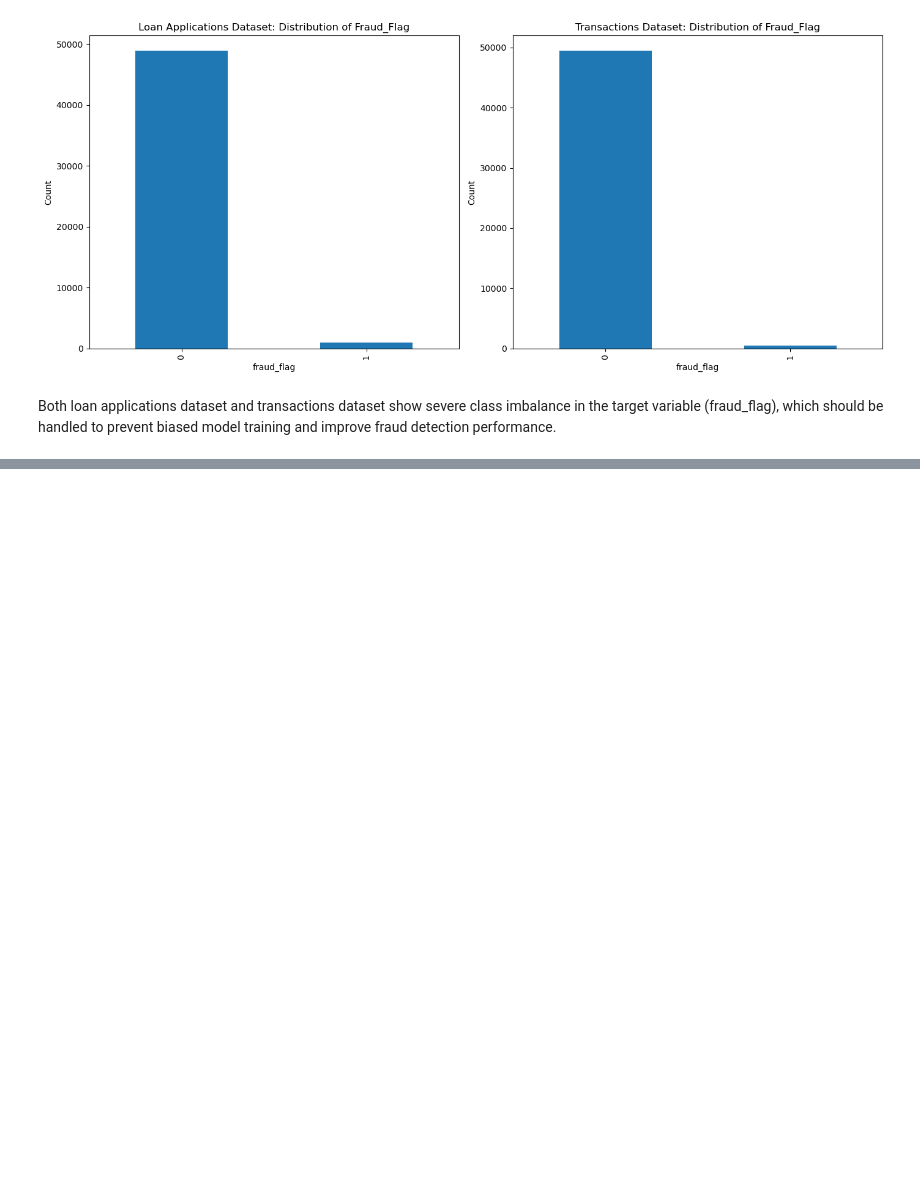
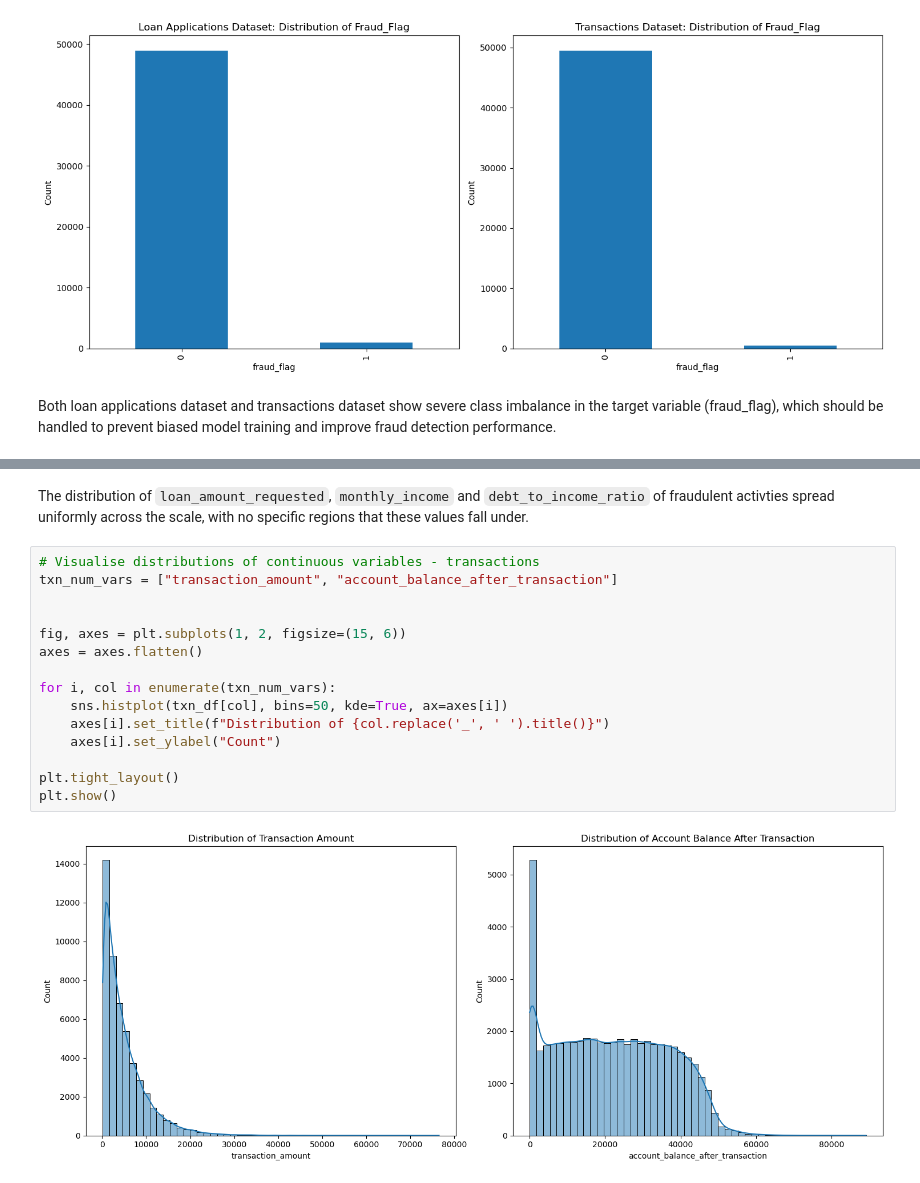
Before and after one commit to nigel-tannn/bt4012-project, a Jupyter notebook: EDA.ipynb, the cells around one changed output, grey strips where cells are left out. Cells and saved outputs as stored; diff of their text form; blank space fills up the shorter version.

```diff
--- a/EDA.ipynb
+++ b/EDA.ipynb
@@ -224,0 +224,19 @@ plot_categorical_distribution(loan_df, categorical_columns_loans, 'Loan Applicat
+# %% [markdown]
+The distribution of `loan_amount_requested`, `monthly_income` and `debt_to_income_ratio` of fraudulent activties spread uniformly across the scale, with no specific regions that these values fall under.
+# %%
+# Visualise distributions of continuous variables - transactions
+txn_num_vars = ["transaction_amount", "account_balance_after_transaction"]
+
+
+fig, axes = plt.subplots(1, 2, figsize=(15, 6))
+axes = axes.flatten()
+
+for i, col in enumerate(txn_num_vars):
+    sns.histplot(txn_df[col], bins=50, kde=True, ax=axes[i])
+    axes[i].set_title(f"Distribution of {col.replace('_', ' ').title()}")
+    axes[i].set_ylabel("Count")
+
+plt.tight_layout()
+plt.show()
+# %% [output]
+[figure, added]
```
Also changed, not shown: parts of 14 cells of this notebook.
